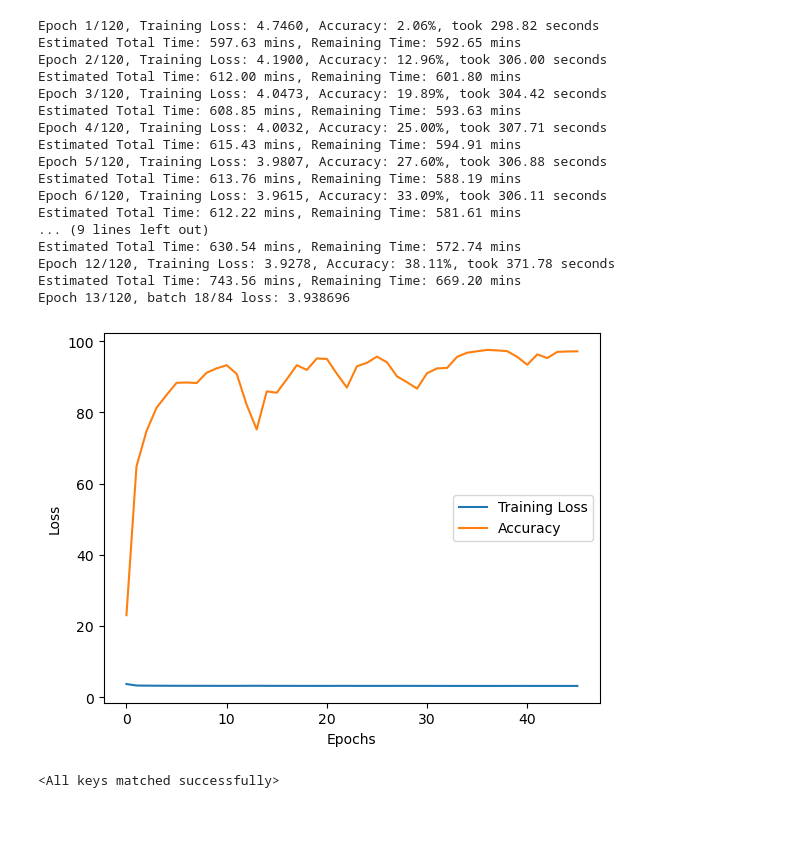
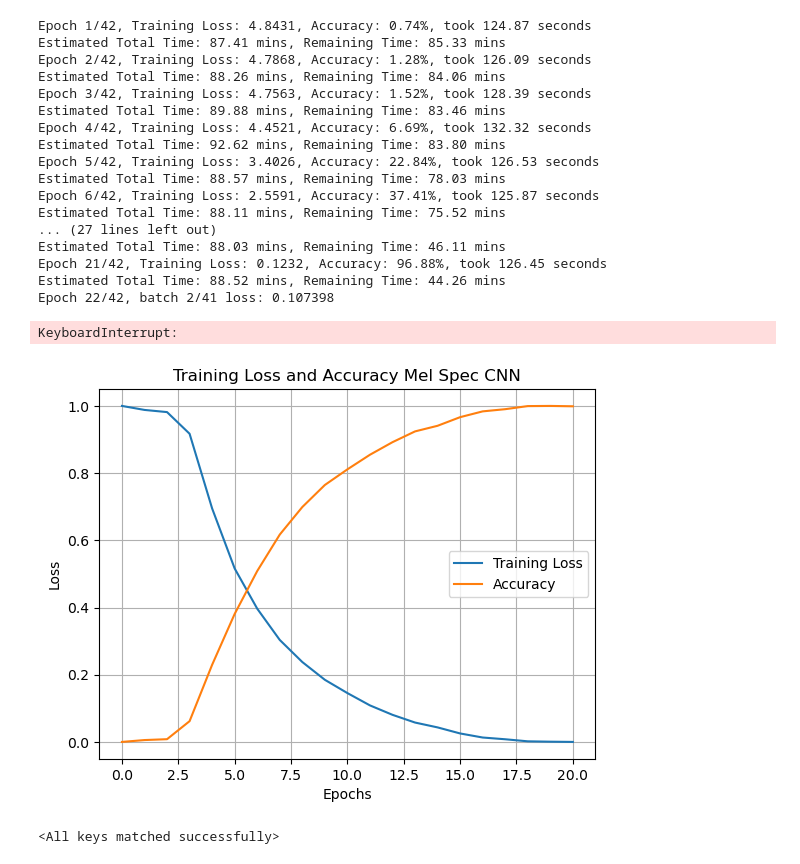
Before and after one commit to dennisripp/spiking_time_signature, a Jupyter notebook: tempo_cnn_snn _giantstep.ipynb, the cells around one changed output. Drawn from its saved outputs; the diff is of its cells as text; code cells hidden in the pictures; blank space fills up the shorter version.

```diff
--- a/tempo_cnn_snn _giantstep.ipynb
+++ b/tempo_cnn_snn _giantstep.ipynb
@@ -346,6 +1628,4 @@ training_accuracies = []
 # %%
-import time
-import matplotlib.pyplot as plt
 
 class EarlyStopping:
     def __init__(self, patience=5):
@@ -367,17 +1647,10 @@ class EarlyStopping:
 
 early_stopping = EarlyStopping(patience=8)
 
-epochs = 120
-
-batch_size_new = 256
-train_loader = DataLoader(train_set_syn, batch_size=batch_size_new, shuffle=True)
-val_loader = DataLoader(val_set_syn, batch_size=batch_size_new, shuffle=True)
-
-
+epochs = 42
+# torch.set_num_threads(os.cpu_count()-1)
+train_loader = DataLoader(train_loader.dataset, batch_size=256, shuffle=True, drop_last=True)
 num_batches = len(train_loader)
-
-
-
 start_time = time.time()
 start_time_all = time.time()
 
@@ -389,12 +1662,13 @@ for epoch in range(epochs):
     total = 0    # Total number of labels
     model.train()
     for batch_idx, (data, target, _) in enumerate(train_loader):
-        target_zero_indexed = target - 80  # Zero-indexing the labels here
+        target_zero_indexed = target - ground_truth_min  # Zero-indexing the labels here
         optimizer.zero_grad()
+        # batch_size, time_steps, channels, height, width = data.unsqueeze(1).unsqueeze(1).size()
         batch_size, time_steps, channels, height, width = data.unsqueeze(1).size()
         data = data.view(batch_size, time_steps, channels, height, width)
         data = data.squeeze(1)
-        outputs, _ = model(data)
+        outputs = model(data.float())
         loss = criterion(outputs, target_zero_indexed)  # use zero-indexed target here
         epoch_loss += loss.item()
         loss.backward()
@@ -407,6 +1681,8 @@ for epoch in range(epochs):
 
         print(f"Epoch {epoch + 1}/{epochs}, batch {batch_idx+1}/{num_batches} loss: {loss.item():.6f}", end='\r')
 
+
+
     epoch_duration = time.time() - epoch_start_time
     estimated_total_time = epoch_duration * epochs
     remaining_time = (epochs - (epoch + 1)) * epoch_duration
@@ -418,7 +1694,7 @@ for epoch in range(epochs):
     training_accuracies.append(accuracy)
     print(f"Epoch {epoch + 1}/{epochs}, Training Loss: {mean_epoch_loss:.4f}, Accuracy: {accuracy:.2f}%, took {epoch_duration:.2f} seconds")
     print(f"Estimated Total Time: {estimated_total_time/60.0:.2f} mins, Remaining Time: {remaining_time/60.0:.2f} mins")
-
+    beepy.beep(sound=1)  # 1 for 'coin'
     if early_stopping.check_early_stop(mean_epoch_loss):
         print("Early stopping triggered")
         break
@@ -426,35 +1702,45 @@ for epoch in range(epochs):
 end_time = time.time() - start_time_all
 print(f"{epochs} epochs took {end_time/60.0:.2f} mins")
 # %% [output]
-Epoch 1/120, Training Loss: 4.7460, Accuracy: 2.06%, took 298.82 seconds
-Estimated Total Time: 597.63 mins, Remaining Time: 592.65 mins
-Epoch 2/120, Training Loss: 4.1900, Accuracy: 12.96%, took 306.00 seconds
-Estimated Total Time: 612.00 mins, Remaining Time: 601.80 mins
-Epoch 3/120, Training Loss: 4.0473, Accuracy: 19.89%, took 304.42 seconds
-Estimated Total Time: 608.85 mins, Remaining Time: 593.63 mins
-Epoch 4/120, Training Loss: 4.0032, Accuracy: 25.00%, took 307.71 seconds
-Estimated Total Time: 615.43 mins, Remaining Time: 594.91 mins
-Epoch 5/120, Training Loss: 3.9807, Accuracy: 27.60%, took 306.88 seconds
-Estimated Total Time: 613.76 mins, Remaining Time: 588.19 mins
-Epoch 6/120, Training Loss: 3.9615, Accuracy: 33.09%, took 306.11 seconds
-Estimated Total Time: 612.22 mins, Remaining Time: 581.61 mins
-... (9 lines left out)
-Estimated Total Time: 630.54 mins, Remaining Time: 572.74 mins
-Epoch 12/120, Training Loss: 3.9278, Accuracy: 38.11%, took 371.78 seconds
-Estimated Total Time: 743.56 mins, Remaining Time: 669.20 mins
-Epoch 13/120, batch 18/84 loss: 3.938696
+Epoch 1/42, Training Loss: 4.8431, Accuracy: 0.74%, took 124.87 seconds
+Estimated Total Time: 87.41 mins, Remaining Time: 85.33 mins
+Epoch 2/42, Training Loss: 4.7868, Accuracy: 1.28%, took 126.09 seconds
+Estimated Total Time: 88.26 mins, Remaining Time: 84.06 mins
+Epoch 3/42, Training Loss: 4.7563, Accuracy: 1.52%, took 128.39 seconds
+Estimated Total Time: 89.88 mins, Remaining Time: 83.46 mins
+Epoch 4/42, Training Loss: 4.4521, Accuracy: 6.69%, took 132.32 seconds
+Estimated Total Time: 92.62 mins, Remaining Time: 83.80 mins
+Epoch 5/42, Training Loss: 3.4026, Accuracy: 22.84%, took 126.53 seconds
+Estimated Total Time: 88.57 mins, Remaining Time: 78.03 mins
+Epoch 6/42, Training Loss: 2.5591, Accuracy: 37.41%, took 125.87 seconds
+Estimated Total Time: 88.11 mins, Remaining Time: 75.52 mins
+... (27 lines left out)
+Estimated Total Time: 88.03 mins, Remaining Time: 46.11 mins
+Epoch 21/42, Training Loss: 0.1232, Accuracy: 96.88%, took 126.45 seconds
+Estimated Total Time: 88.52 mins, Remaining Time: 44.26 mins
+Epoch 22/42, batch 2/41 loss: 0.107398
+KeyboardInterrupt:
 # %%
 # Plot the loss over epochs
-plt.plot(epoch_losses, label="Training Loss")
-plt.plot(training_accuracies, label="Accuracy")
+def min_max_normalize(arr):
+    return (arr - np.min(arr)) / (np.max(arr) - np.min(arr))
+
+norm1 = min_max_normalize(np.array(epoch_losses))
+norm2 = min_max_normalize(np.array(training_accuracies))
+
+
+plt.plot(norm1, label="Training Loss")
+plt.plot(norm2, label="Accuracy")
+plt.grid(True)
+plt.title("Training Loss and Accuracy Mel Spec CNN")
 # plt.plot(training_mses, label="Training MSE")
 # plt.plot(validation_losses, label="Validation Loss")
 plt.xlabel("Epochs")
 plt.ylabel("Loss")
 plt.legend()
 plt.show()
 # %% [output]
-[figure, old version]
+[figure, new version]
 # %%
 # load the model
 model_load_path = "BPMEstimator_giantstep_ball_big_not_octave.pth"
```
Also changed, not shown: parts of 29 cells of this notebook, 5 other files.
